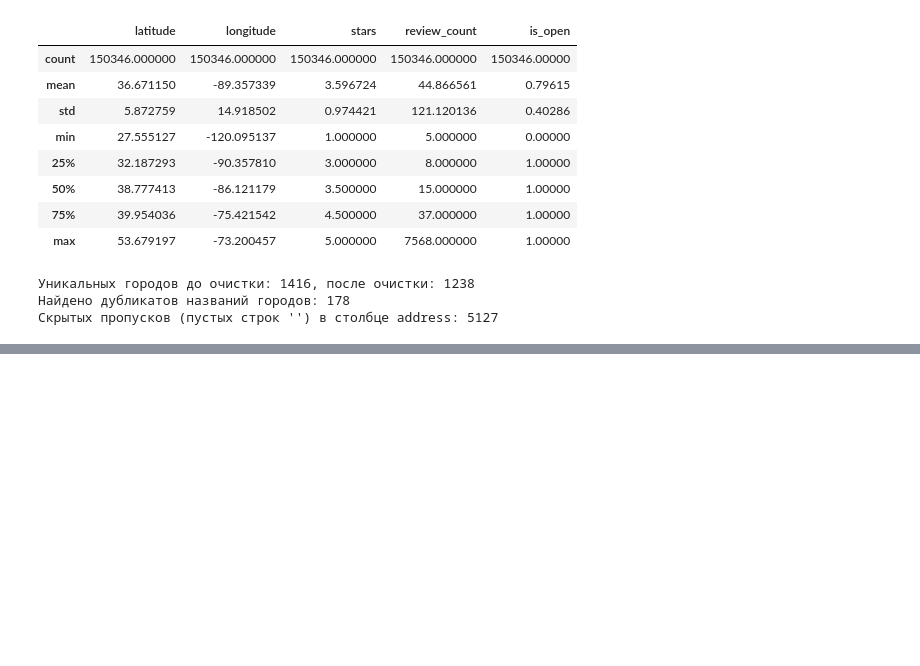
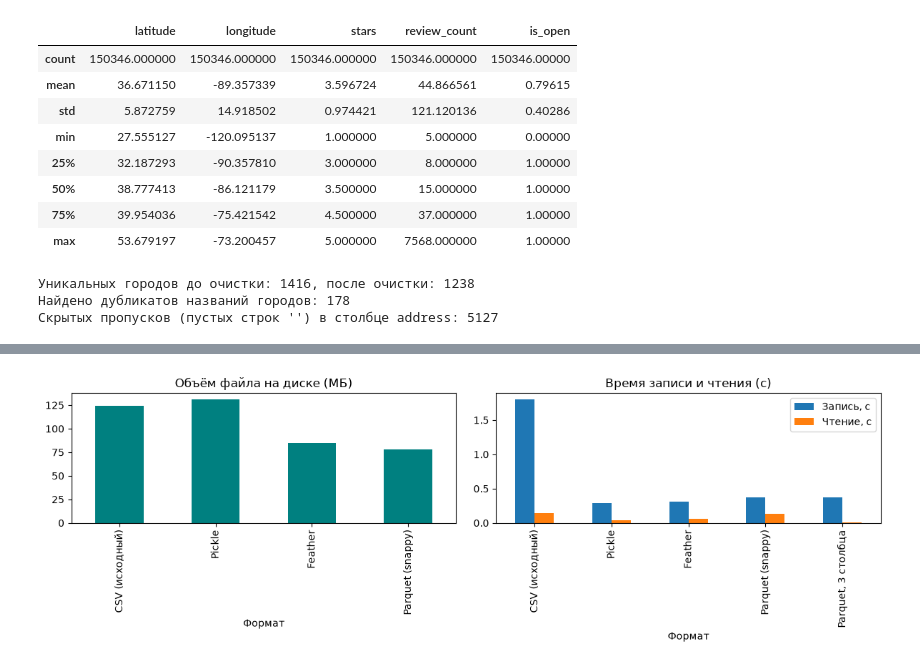
Before and after one commit to shichebuka1/python-data-analysis-labs, a Jupyter notebook: notebooks/01_overview.ipynb, the cells around one changed output, grey strips where cells are left out. Drawn from its saved outputs; the diff is of its cells as text; code cells hidden in the pictures; blank space fills up the shorter version.

Commit message:
perf(benchmarks): добавить замеры сериализации, оптимизации типов и сравнения pandas vs polars

```diff
--- a/notebooks/01_overview.ipynb
+++ b/notebooks/01_overview.ipynb
@@ -114,3 +115,97 @@ print(f"Скрытых пропусков (пустых строк '') в сто
 Уникальных городов до очистки: 1416, после очистки: 1238
 Найдено дубликатов названий городов: 178
 Скрытых пропусков (пустых строк '') в столбце address: 5127
+# %%
+import statistics
+import time
+
+import matplotlib.pyplot as plt
+
+from src.config import INTERIM_DIR
+
+# Пути для сохранения разных форматов в data/interim/
+paths = {
+    "CSV (исходный)": INTERIM_DIR / "source.csv",
+    "Pickle": INTERIM_DIR / "source.pkl",
+    "Feather": INTERIM_DIR / "source.feather",
+    "Parquet (snappy)": INTERIM_DIR / "source.parquet",
+}
+
+results_step9 = []
+
+for name, path in paths.items():
+    # 1. Замер времени записи (3 повтора, берём медиану)
+    write_times = []
+    for _ in range(3):
+        t0 = time.perf_counter()
+        if "CSV" in name:
+            df_reviews.to_csv(path, index=False)
+        elif "Pickle" in name:
+            df_reviews.to_pickle(path)
+        elif "Feather" in name:
+            df_reviews.to_feather(path)
+        elif "Parquet" in name:
+            df_reviews.to_parquet(path, compression="snappy", index=False)
+        write_times.append(time.perf_counter() - t0)
+
+    # 2. Замер времени чтения (первый холостой прогрев кэша + 3 повтора)
+    if "CSV" in name:
+        pd.read_csv(path)
+    elif "Pickle" in name:
+        pd.read_pickle(path)
+    elif "Feather" in name:
+        pd.read_feather(path)
+    elif "Parquet" in name:
+        pd.read_parquet(path)
+
+    read_times = []
+    for _ in range(3):
+        t0 = time.perf_counter()
+        if "CSV" in name:
+            pd.read_csv(path)
+        elif "Pickle" in name:
+            pd.read_pickle(path)
+        elif "Feather" in name:
+            pd.read_feather(path)
+        elif "Parquet" in name:
+            pd.read_parquet(path)
+        read_times.append(time.perf_counter() - t0)
+
+    size_mb = path.stat().st_size / (1024 ** 2)
+    results_step9.append({
+        "Формат": name,
+        "Объём, МБ": round(size_mb, 2),
+        "Запись, с": round(statistics.median(write_times), 3),
+        "Чтение, с": round(statistics.median(read_times), 3),
+    })
+
+# Дополнительно: чтение только 3 столбцов из Parquet
+pq_path = paths["Parquet (snappy)"]
+read_3cols = []
+for _ in range(3):
+    t0 = time.perf_counter()
+    pd.read_parquet(pq_path, columns=["review_id", "stars", "date"])
+    read_3cols.append(time.perf_counter() - t0)
+
+results_step9.append({
+    "Формат": "Parquet, 3 столбца",
+    "Объём, МБ": results_step9[-1]["Объём, МБ"],
+    "Запись, с": results_step9[-1]["Запись, с"],
+    "Чтение, с": round(statistics.median(read_3cols), 3),
+})
+
+# Формируем Таблицу 6 для отчёта
+df_table6 = pd.DataFrame(results_step9)
+csv_size = df_table6.loc[0, "Объём, МБ"]
+df_table6["Отношение объёма к CSV"] = (df_table6["Объём, МБ"] / csv_size).round(2)
+
+print("Таблица 6 — Результаты измерения сериализации:")
+display(df_table6)
+
+# Строим столбчатую диаграмму для отчёта
+fig, axes = plt.subplots(1, 2, figsize=(12, 4))
+df_table6.iloc[:-1].plot(x="Формат", y="Объём, МБ", kind="bar", ax=axes[0], color="teal", legend=False, title="Объём файла на диске (МБ)")
+df_table6.plot(x="Формат", y=["Запись, с", "Чтение, с"], kind="bar", ax=axes[1], title="Время записи и чтения (с)")
+plt.tight_layout()
+plt.show()
+# %% [output]
@@ -116,0 +219 @@ print(f"Скрытых пропусков (пустых строк '') в сто
+[figure, added]
```
Also changed, not shown: parts of 4 cells of this notebook.
